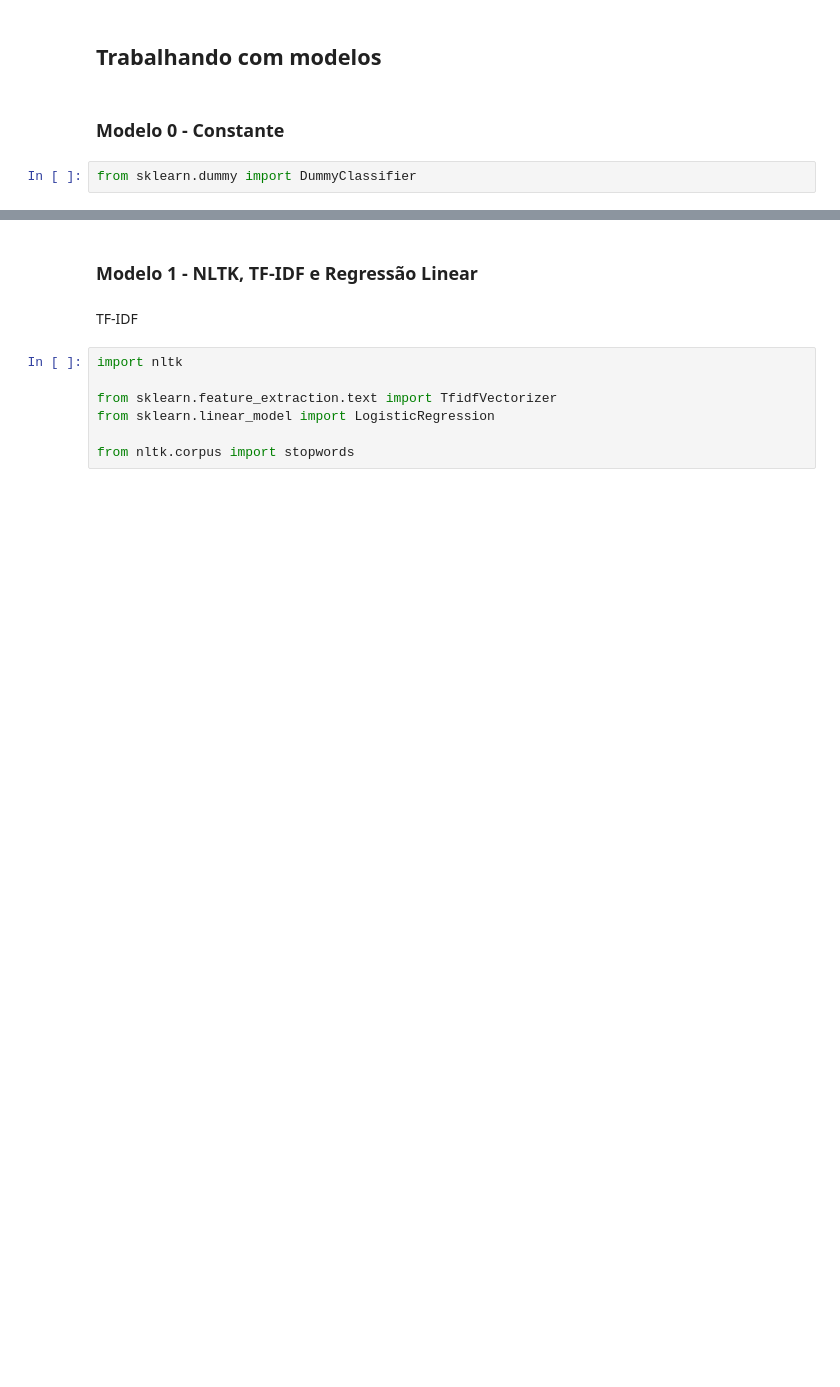
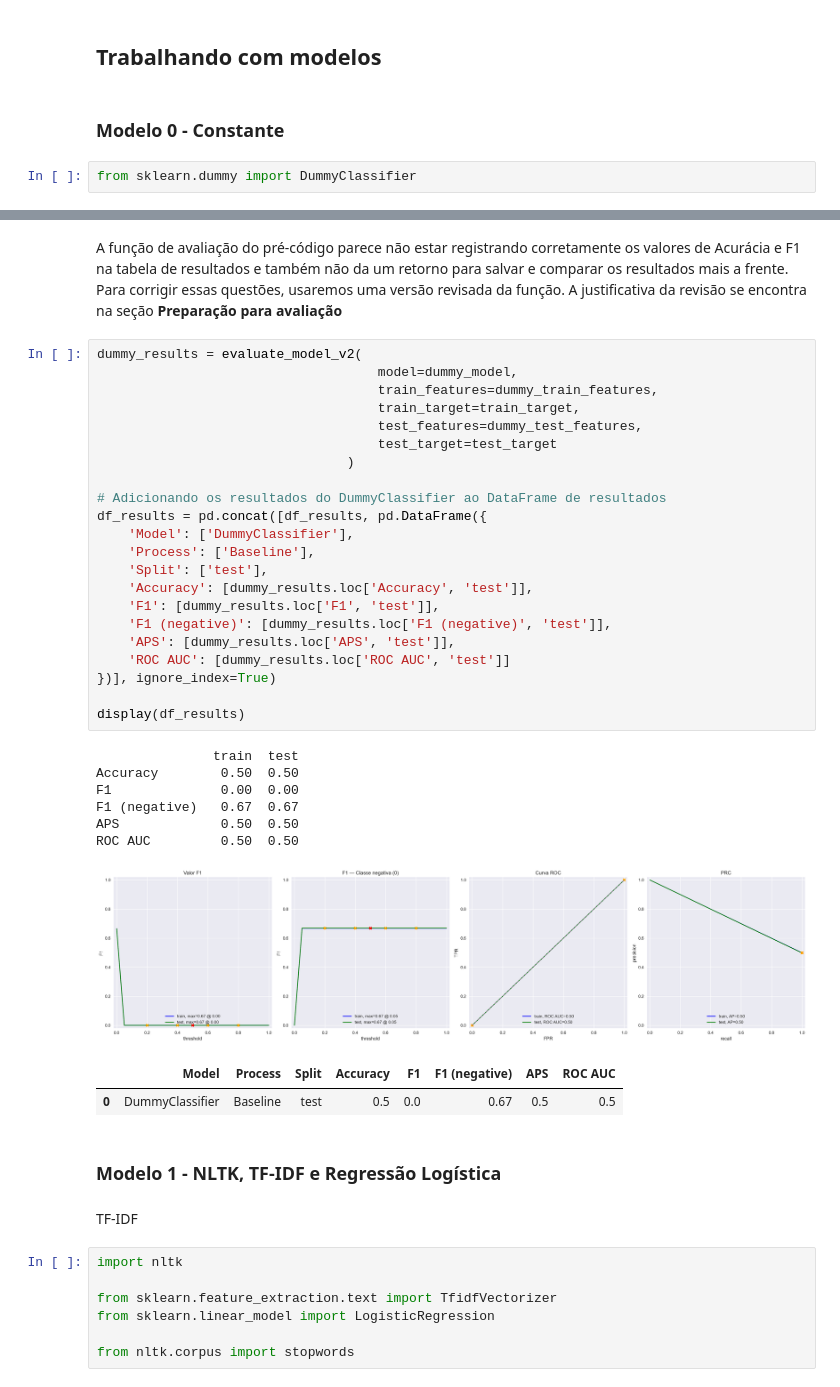
Before and after one commit to peperrone/mbads14-film-junky-union, a Jupyter notebook: notebook_p14.ipynb, the cells around one changed output, grey strips where cells are left out. Cells and saved outputs as stored; diff of their text form; blank space fills up the shorter version.

```diff
--- a/notebook_p14.ipynb
+++ b/notebook_p14.ipynb
@@ -923,5 +1276,39 @@ from sklearn.dummy import DummyClassifier
+# %% [markdown]
+A função de avaliação do pré-código parece não estar registrando corretamente os valores de Acurácia e F1 na tabela de resultados e também não da um retorno para salvar e comparar os resultados mais a frente. Para corrigir essas questões, usaremos uma versão revisada da função. A justificativa da revisão se encontra na seção **Preparação para avaliação**
+# %%
+dummy_results = evaluate_model_v2(
+                                    model=dummy_model,
+                                    train_features=dummy_train_features,
+                                    train_target=train_target,
+                                    test_features=dummy_test_features,
+                                    test_target=test_target
+                                )
+
+# Adicionando os resultados do DummyClassifier ao DataFrame de resultados
+df_results = pd.concat([df_results, pd.DataFrame({
+    'Model': ['DummyClassifier'],
+    'Process': ['Baseline'],
+    'Split': ['test'],
+    'Accuracy': [dummy_results.loc['Accuracy', 'test']],
+    'F1': [dummy_results.loc['F1', 'test']],
+    'F1 (negative)': [dummy_results.loc['F1 (negative)', 'test']],
+    'APS': [dummy_results.loc['APS', 'test']],
+    'ROC AUC': [dummy_results.loc['ROC AUC', 'test']]
+})], ignore_index=True)
+
+display(df_results)
+# %% [output]
+               train  test
+Accuracy        0.50  0.50
+F1              0.00  0.00
+F1 (negative)   0.67  0.67
+APS             0.50  0.50
+ROC AUC         0.50  0.50
+[figure, added]
+|  | Model | Process | Split | Accuracy | F1 | F1 (negative) | APS | ROC AUC |
+| 0 | DummyClassifier | Baseline | test | 0.5 | 0.0 | 0.67 | 0.5 | 0.5 |
 # %% [markdown]
-### Modelo 1 - NLTK, TF-IDF e Regressão Linear
+### Modelo 1 - NLTK, TF-IDF e Regressão Logística
 # %% [markdown]
 TF-IDF
 # %%
```
Also changed, not shown: parts of 33 cells of this notebook.
